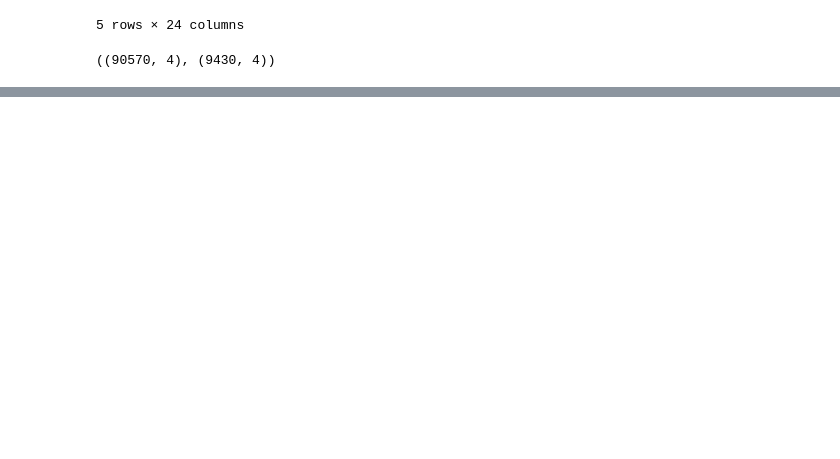
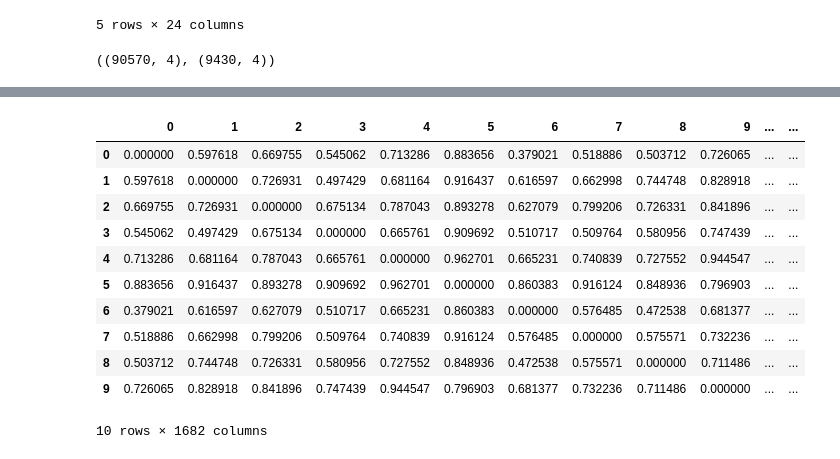
Before and after one commit to cheeseischeese/recommendationsystem, a Jupyter notebook: data preprocess.ipynb, the cells around one changed output, grey strips where cells are left out. Cells and saved outputs as stored; diff of their text form; code cells hidden in the pictures; blank space fills up the shorter version.

```diff
--- a/data preprocess.ipynb
+++ b/data preprocess.ipynb
@@ -95,0 +190,15 @@ for line in ratings.itertuples():
+# %%
+itemsim_matrix[:10].head(10)
+# %% [output]
+|  | 0 | 1 | 2 | 3 | 4 | 5 | 6 | 7 | 8 | 9 | ... | ... |
+| 0 | 0.000000 | 0.597618 | 0.669755 | 0.545062 | 0.713286 | 0.883656 | 0.379021 | 0.518886 | 0.503712 | 0.726065 | ... | ... |
+| 1 | 0.597618 | 0.000000 | 0.726931 | 0.497429 | 0.681164 | 0.916437 | 0.616597 | 0.662998 | 0.744748 | 0.828918 | ... | ... |
+| 2 | 0.669755 | 0.726931 | 0.000000 | 0.675134 | 0.787043 | 0.893278 | 0.627079 | 0.799206 | 0.726331 | 0.841896 | ... | ... |
+| 3 | 0.545062 | 0.497429 | 0.675134 | 0.000000 | 0.665761 | 0.909692 | 0.510717 | 0.509764 | 0.580956 | 0.747439 | ... | ... |
+| 4 | 0.713286 | 0.681164 | 0.787043 | 0.665761 | 0.000000 | 0.962701 | 0.665231 | 0.740839 | 0.727552 | 0.944547 | ... | ... |
+| 5 | 0.883656 | 0.916437 | 0.893278 | 0.909692 | 0.962701 | 0.000000 | 0.860383 | 0.916124 | 0.848936 | 0.796903 | ... | ... |
+| 6 | 0.379021 | 0.616597 | 0.627079 | 0.510717 | 0.665231 | 0.860383 | 0.000000 | 0.576485 | 0.472538 | 0.681377 | ... | ... |
+| 7 | 0.518886 | 0.662998 | 0.799206 | 0.509764 | 0.740839 | 0.916124 | 0.576485 | 0.000000 | 0.575571 | 0.732236 | ... | ... |
+| 8 | 0.503712 | 0.744748 | 0.726331 | 0.580956 | 0.727552 | 0.848936 | 0.472538 | 0.575571 | 0.000000 | 0.711486 | ... | ... |
+| 9 | 0.726065 | 0.828918 | 0.841896 | 0.747439 | 0.944547 | 0.796903 | 0.681377 | 0.732236 | 0.711486 | 0.000000 | ... | ... |
+10 rows × 1682 columns
```
Also changed, not shown: parts of 13 cells of this notebook.
